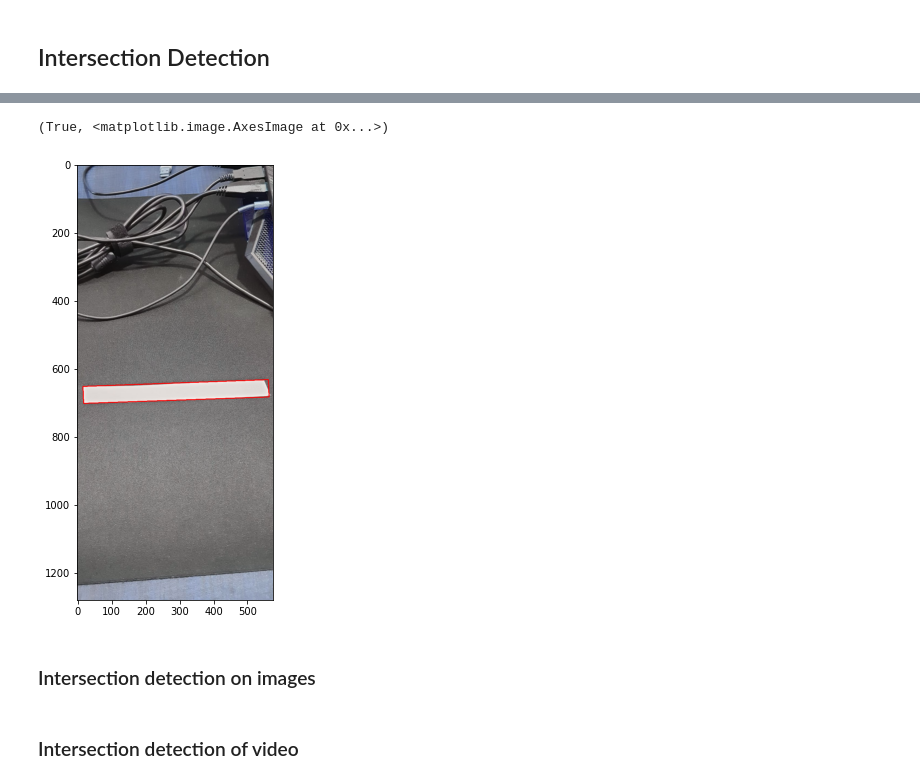
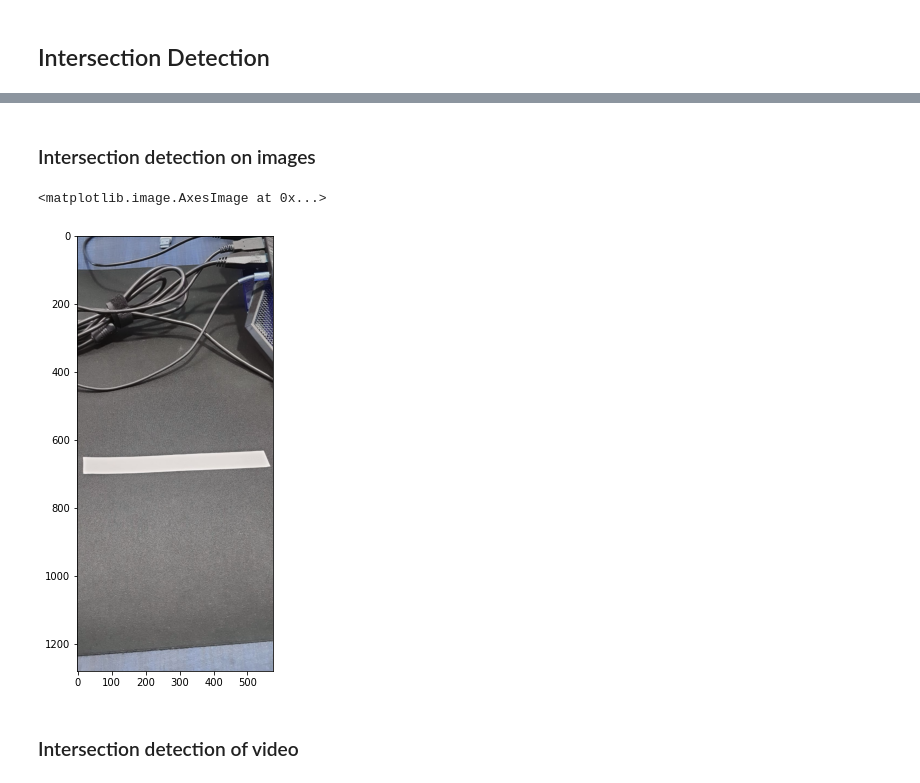
Before and after one commit to Kaushal1011/akatsuki_au_bfmc21, a Jupyter notebook: nbs/intersection_det.ipynb, the cells around one changed output, grey strips where cells are left out. Drawn from its saved outputs; the diff is of its cells as text; code cells hidden in the pictures.

```diff
--- a/nbs/intersection_det.ipynb
+++ b/nbs/intersection_det.ipynb
@@ -82,50 +220,47 @@ plt.imshow(col_images[200])
 # %%
-def det_intersection(img:np.ndarray, area_threshold:float = 20_000):
-    """Detect Intersection line in the image
+# def det_intersection(img: np.ndarray, area_threshold: float = 20_000):
+#     """Detect Intersection line in the image
 
-    Args:
-        img: input image
-        area_threshold: request area threshold for detection
+#     Args:
+#         img: input image
+#         area_threshold: request area threshold for detection
 
-    Returns:
-        detected:(bool) if intersection line is detected
-        out_img:(np.ndaarray) image with box around intersection line
-    """
-    gray = cv2.cvtColor(img, cv2.COLOR_BGR2GRAY)
-    blurred = cv2.GaussianBlur(gray,
-                           (15, 15), 6)
-    ret, thresh = cv2.threshold(blurred,
-                            180, 255,
-                            cv2.THRESH_BINARY)
+#     Returns:
+#         detected:(bool) if intersection line is detected
+#         out_img:(np.ndaarray) image with box around intersection line
+#     """
+#     gray = cv2.cvtColor(img, cv2.COLOR_BGR2GRAY)
+#     blurred = cv2.GaussianBlur(gray, (15, 15), 6)
+#     ret, thresh = cv2.threshold(blurred, 180, 255, cv2.THRESH_BINARY)
 
-    contours, hier = cv2.findContours(thresh.copy(),
-                                  cv2.RETR_TREE,
-                                  cv2.CHAIN_APPROX_SIMPLE)
-    out_img = img.copy()
-    detected = False
+#     contours, hier = cv2.findContours(
+#         thresh.copy(), cv2.RETR_TREE, cv2.CHAIN_APPROX_SIMPLE
+#     )
+#     out_img = img.copy()
+#     detected = False
 
-    for c in contours:
-        area = cv2.contourArea(c)
-        if area > area_threshold:
-            detected = True
-            rect = cv2.minAreaRect(c)
-            box = cv2.boxPoints(rect)
-            # convert all coordinates floating point values to int
-            box = np.int0(box)
-            # draw a red 'nghien' rectangle
-            cv2.drawContours(out_img, [box], 0, (255, 0, 0), 2)
-    return detected, out_img
+#     for c in contours:
+#         area = cv2.contourArea(c)
+#         if area > area_threshold:
+#             detected = True
+#             rect = cv2.minAreaRect(c)
+#             box = cv2.boxPoints(rect)
+#             # convert all coordinates floating point values to int
+#             box = np.int0(box)
+#             # draw a red 'nghien' rectangle
+#             cv2.drawContours(out_img, [box], 0, (255, 0, 0), 2)
+#     return detected, out_img
-# %% [output]
-(True, <matplotlib.image.AxesImage at 0x...>)
-[figure, removed]
 # %% [markdown]
 ### Intersection detection on images
 # %%
 path = "./data/intersection_det.jpeg"
 img = cv2.imread(path)
-_,ax = plt.subplots(figsize=(10,8))
-det, out_img = det_intersection(img)
-det, ax.imshow(out_img)
+_, ax = plt.subplots(figsize=(10, 8))
+out_img = intersection_det(img)
+ax.imshow(out_img)
+# %% [output]
+<matplotlib.image.AxesImage at 0x...>
+[figure, added]
 # %% [markdown]
 ### Intersection detection of video
 # %%
```
Also changed, not shown: parts of 9 cells of this notebook.
